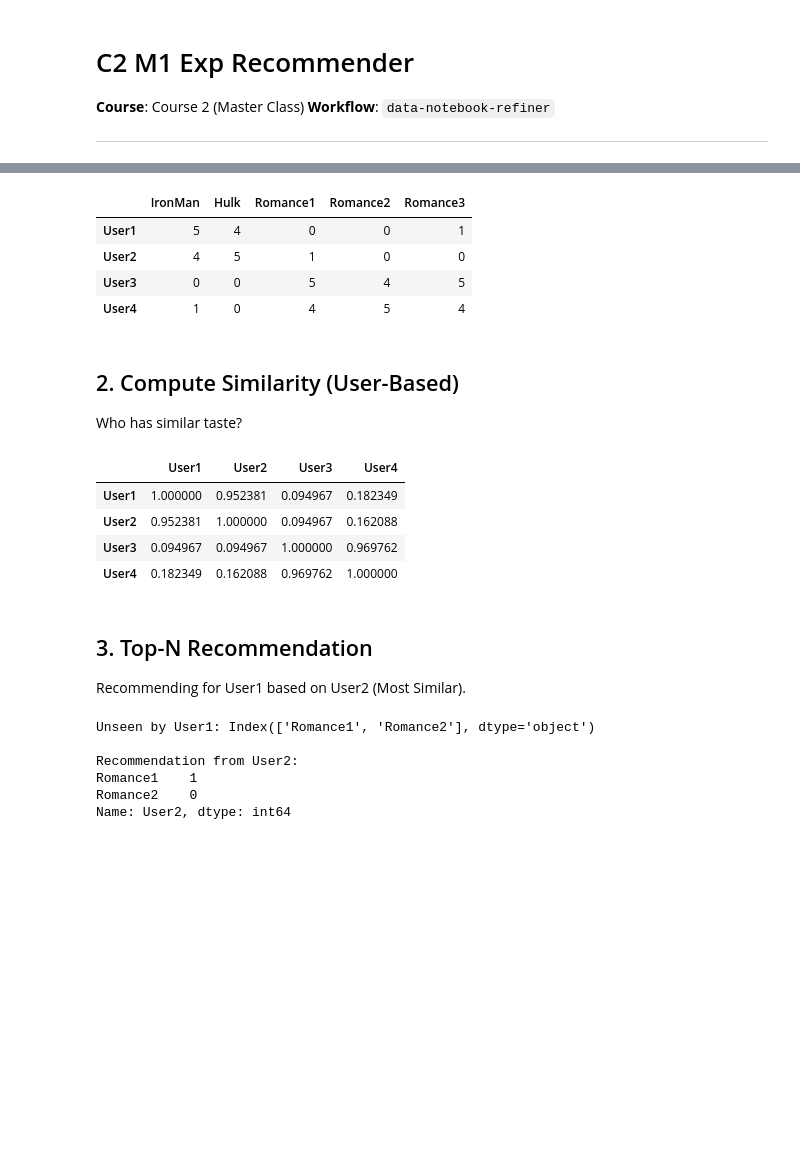
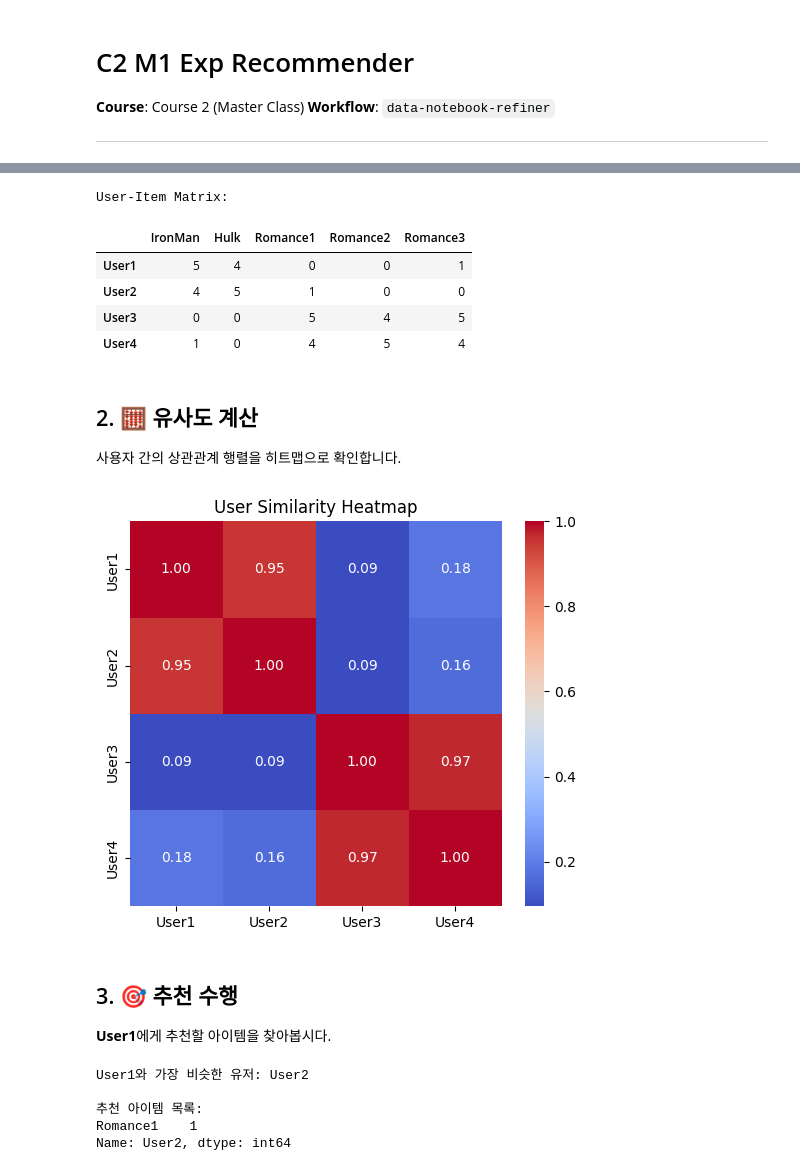
Before and after one commit to lastdays03/study_machine_learning, a Jupyter notebook: notebooks/course_2/C2_M1_Exp_Recommender.ipynb, the cells around one changed output, grey strips where cells are left out. Drawn from its saved outputs; the diff is of its cells as text; code cells hidden in the pictures; blank space fills up the shorter version.

```diff
--- a/notebooks/course_2/C2_M1_Exp_Recommender.ipynb
+++ b/notebooks/course_2/C2_M1_Exp_Recommender.ipynb
@@ -14,6 +19,5 @@ import pandas as pd
 # %%
-
-# Users as rows, Movies as columns
+# 더미 사용자-아이템 행렬 생성
 data = {
     'User1': [5, 4, 0, 0, 1],
     'User2': [4, 5, 1, 0, 0],
@@ -21,48 +25,51 @@ data = {
     'User4': [1, 0, 4, 5, 4]
 }
 df = pd.DataFrame(data, index=['IronMan', 'Hulk', 'Romance1', 'Romance2', 'Romance3']).T
+print('User-Item Matrix:')
 display(df)
 # %% [output]
+User-Item Matrix:
 |  | IronMan | Hulk | Romance1 | Romance2 | Romance3 |
 | User1 | 5 | 4 | 0 | 0 | 1 |
 | User2 | 4 | 5 | 1 | 0 | 0 |
 | User3 | 0 | 0 | 5 | 4 | 5 |
 | User4 | 1 | 0 | 4 | 5 | 4 |
-# %% [markdown]
-## 2. Compute Similarity (User-Based)
-Who has similar taste?
+# %% [markdown]
+## 2. 🧮 유사도 계산
+사용자 간의 상관관계 행렬을 히트맵으로 확인합니다.
 # %%
 user_sim = cosine_similarity(df)
 user_sim_df = pd.DataFrame(user_sim, index=df.index, columns=df.index)
-display(user_sim_df)
+
+plt.figure(figsize=(6, 5))
+sns.heatmap(user_sim_df, annot=True, cmap='coolwarm', fmt='.2f')
+plt.title('User Similarity Heatmap')
+plt.show()
 # %% [output]
-|  | User1 | User2 | User3 | User4 |
-| User1 | 1.000000 | 0.952381 | 0.094967 | 0.182349 |
-| User2 | 0.952381 | 1.000000 | 0.094967 | 0.162088 |
-| User3 | 0.094967 | 0.094967 | 1.000000 | 0.969762 |
-| User4 | 0.182349 | 0.162088 | 0.969762 | 1.000000 |
+[figure, added]
-# %% [markdown]
-## 3. Top-N Recommendation
-Recommending for User1 based on User2 (Most Similar).
-# %%
-target_user = 'User1'
-similar_user = 'User2'
-
-# Movies User1 hasn't seen
-unseen = df.loc[target_user][df.loc[target_user] == 0].index
-print('Unseen by User1:', unseen)
-
-# Movies User2 surely liked
-recs = df.loc[similar_user][unseen].sort_values(ascending=False)
-print('\nRecommendation from User2:')
-print(recs)
-# %% [output]
-Unseen by User1: Index(['Romance1', 'Romance2'], dtype='object')
-
-Recommendation from User2:
-Romance1    1
-Romance2    0
-Name: User2, dtype: int64
+# %% [markdown]
+## 3. 🎯 추천 수행
+**User1**에게 추천할 아이템을 찾아봅시다.
+# %%
+target_user = 'User1'
+similar_users = user_sim_df[target_user].sort_values(ascending=False)[1:] # 본인 제외
+top_peer = similar_users.index[0]
+
+print(f'{target_user}와 가장 비슷한 유저: {top_peer}')
+
+# 유사한 유저는 봤지만, 타겟 유저는 안 본 영화 찾기
+unseen_by_target = df.loc[target_user] == 0
+peer_ratings = df.loc[top_peer]
+recommendations = peer_ratings[unseen_by_target & (peer_ratings > 0)]
+
+print('\n추천 아이템 목록:')
+print(recommendations.sort_values(ascending=False))
+# %% [output]
+User1와 가장 비슷한 유저: User2
+
+추천 아이템 목록:
+Romance1    1
+Name: User2, dtype: int64
 # %% [markdown]
 
 ---
```
Also changed, not shown: parts of 4 cells of this notebook, 25 other files.
